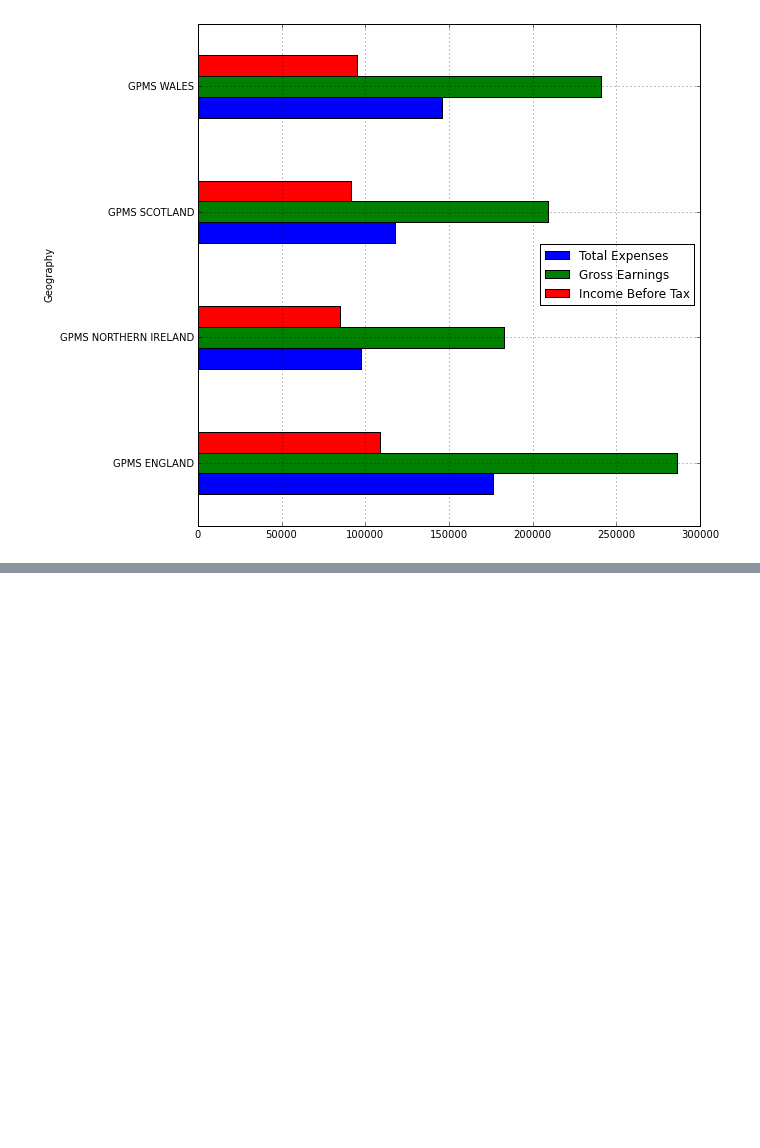
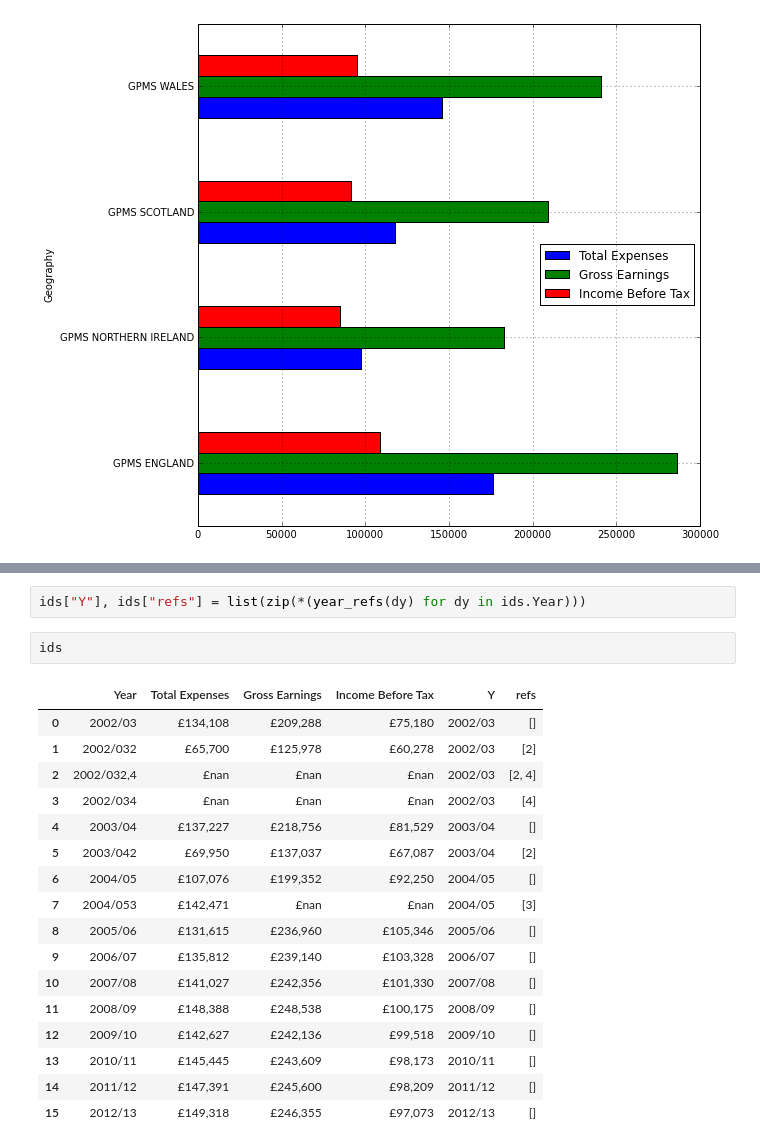
Before and after one commit to holdenweb/xl-tables, a Jupyter notebook: Investigations.ipynb, the cells around one changed output, grey strips where cells are left out. Saved outputs shown, nothing was run; the diff lists cells and outputs as text; blank space fills up the shorter version.

```diff
--- a/Investigations.ipynb
+++ b/Investigations.ipynb
@@ -1164,0 +1264,22 @@ Year
+# %%
+ids["Y"], ids["refs"] = list(zip(*(year_refs(dy) for dy in ids.Year)))
+# %%
+ids
+# %% [output]
+|  | Year | Total Expenses | Gross Earnings | Income Before Tax | Y | refs |
+| 0 | 2002/03 | £134,108 | £209,288 | £75,180 | 2002/03 | [] |
+| 1 | 2002/032 | £65,700 | £125,978 | £60,278 | 2002/03 | [2] |
+| 2 | 2002/032,4 | £nan | £nan | £nan | 2002/03 | [2, 4] |
+| 3 | 2002/034 | £nan | £nan | £nan | 2002/03 | [4] |
+| 4 | 2003/04 | £137,227 | £218,756 | £81,529 | 2003/04 | [] |
+| 5 | 2003/042 | £69,950 | £137,037 | £67,087 | 2003/04 | [2] |
+| 6 | 2004/05 | £107,076 | £199,352 | £92,250 | 2004/05 | [] |
+| 7 | 2004/053 | £142,471 | £nan | £nan | 2004/05 | [3] |
+| 8 | 2005/06 | £131,615 | £236,960 | £105,346 | 2005/06 | [] |
+| 9 | 2006/07 | £135,812 | £239,140 | £103,328 | 2006/07 | [] |
+| 10 | 2007/08 | £141,027 | £242,356 | £101,330 | 2007/08 | [] |
+| 11 | 2008/09 | £148,388 | £248,538 | £100,175 | 2008/09 | [] |
+| 12 | 2009/10 | £142,627 | £242,136 | £99,518 | 2009/10 | [] |
+| 13 | 2010/11 | £145,445 | £243,609 | £98,173 | 2010/11 | [] |
+| 14 | 2011/12 | £147,391 | £245,600 | £98,209 | 2011/12 | [] |
+| 15 | 2012/13 | £149,318 | £246,355 | £97,073 | 2012/13 | [] |
```
Also changed, not shown: parts of 7 cells of this notebook, 1 other file.
